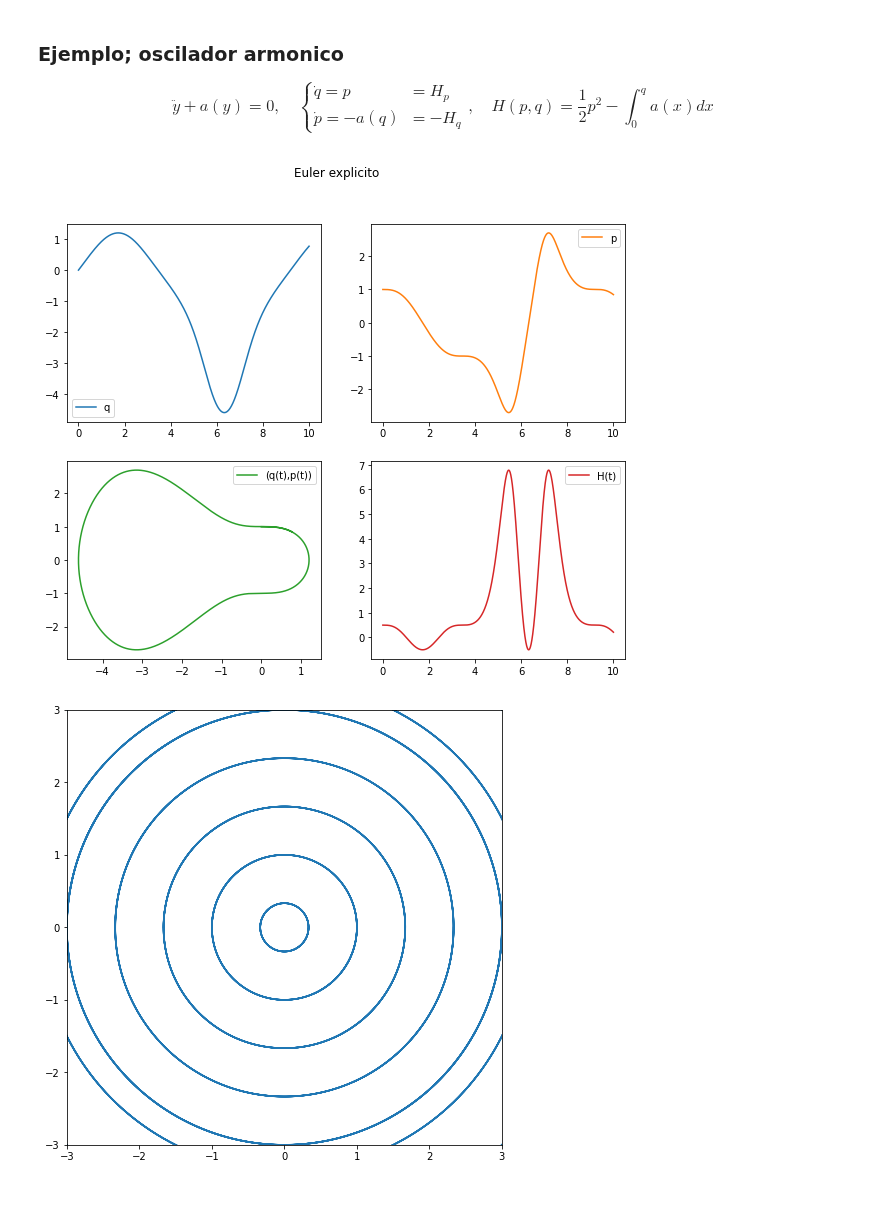
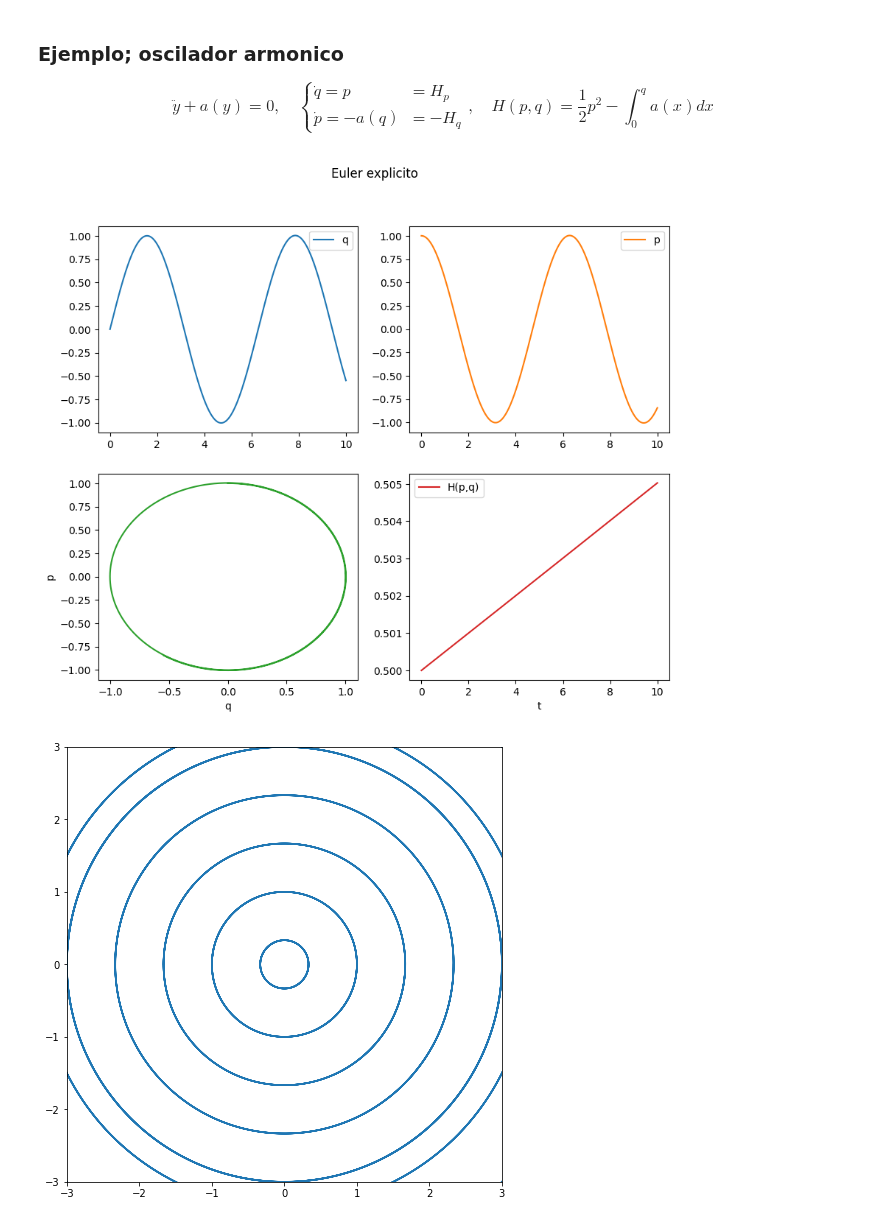
Before and after one commit to ManuelSanchezUribe/ManuelSanchezUribe.github.io, a Jupyter notebook: IMT3410/Capitulo 1 Hamiltonianos.ipynb, the cells around one changed output. Drawn from its saved outputs; the diff is of its cells as text; code cells hidden in the pictures; blank space fills up the shorter version.

```diff
--- a/IMT3410/Capitulo 1 Hamiltonianos.ipynb
+++ b/IMT3410/Capitulo 1 Hamiltonianos.ipynb
@@ -65,34 +56,36 @@ def Euler_explicito_multivariate(f, y0, N, XM, x0=0, h = None):
 H(p,q) = \frac{1}{2}p^{2} - \int_{0}^{q}a(x) dx
 \end{equation}
 # %%
-#a = lambda x: x; inta = lambda x: x**2/2
-#a = lambda x: np.sin(x); inta = lambda x: -np.cos(x)
-a = lambda x: x*np.sin(x); inta = lambda x: np.sin(x) - x*np.cos(x)
+a = lambda q: q; H = lambda p,q: 0.5*p**2 + 0.5*q**2
+# a = lambda q: np.sin(q); H = lambda p,q: 0.5*p**2 +1- np.cos(q)
+# a = lambda x: x*np.sin(x); H = lambda p,q: 0.5*p**2 + np.sin(q) - q*np.cos(q)
 F1 = lambda x, Y: np.array([Y[1], -a(Y[0])]) # q = Y[0], p = Y[1]
 
 Y0 = np.array([.0,1.0], dtype=np.float64)
 XM = 10.0
-h = [0.0001]
+h = [0.001]
 N = [int(XM/hi) for hi in h]
 
-Y, x = Euler_explicito_multivariate(F1, Y0, N[0], XM, x0=0)
+# Y, x = Euler_explicito_multivariate(F1, Y0, N[0], XM, x0=0)
+Y, x = Euler_explicito(odefun=F1, t_span=(0,XM), y0=Y0, h=h[0], return_trajectory=True)
 q = np.asarray(Y)[:,0]
 p = np.asarray(Y)[:,1]
-H = [0.5*p[i]**2 - inta(q[i]) for i in range(q.size)]
 
 fig, ax = plt.subplots(2,2, figsize=(10,8))
 fig.suptitle('Euler explicito')
-ax[0,0].plot(x,q,'C00', label='q')
-ax[0,1].plot(x,p,'C01', label='p')
-ax[1,0].plot(q,p, 'C02', label='(q(t),p(t))')
-ax[1,1].plot(x, H, 'C03', label='H(t)')
+ax[0,0].plot(x,q, color='C00', label='q')
 ax[0,0].legend()
+ax[0,1].plot(x,p, color='C01', label='p')
 ax[0,1].legend()
-ax[1,0].legend()
+ax[1,0].plot(q,p, color='C02')
+ax[1,0].set_xlabel('q')
+ax[1,0].set_ylabel('p')
+ax[1,1].plot(x, H(p,q), color='C03', label='H(p,q)')
+ax[1,1].set_xlabel('t')
 ax[1,1].legend()
 plt.show()
 # %% [output]
-[figure, old version]
+[figure, new version]
 # %%
 # Phase planes harmonic oscillator:
 def phase_planes_harmonic_oscillator(a, axis = [-3,3,-3,3], XM = 20, h = 0.0001):
```
Also changed, not shown: parts of 2 cells of this notebook, 2 other files.
